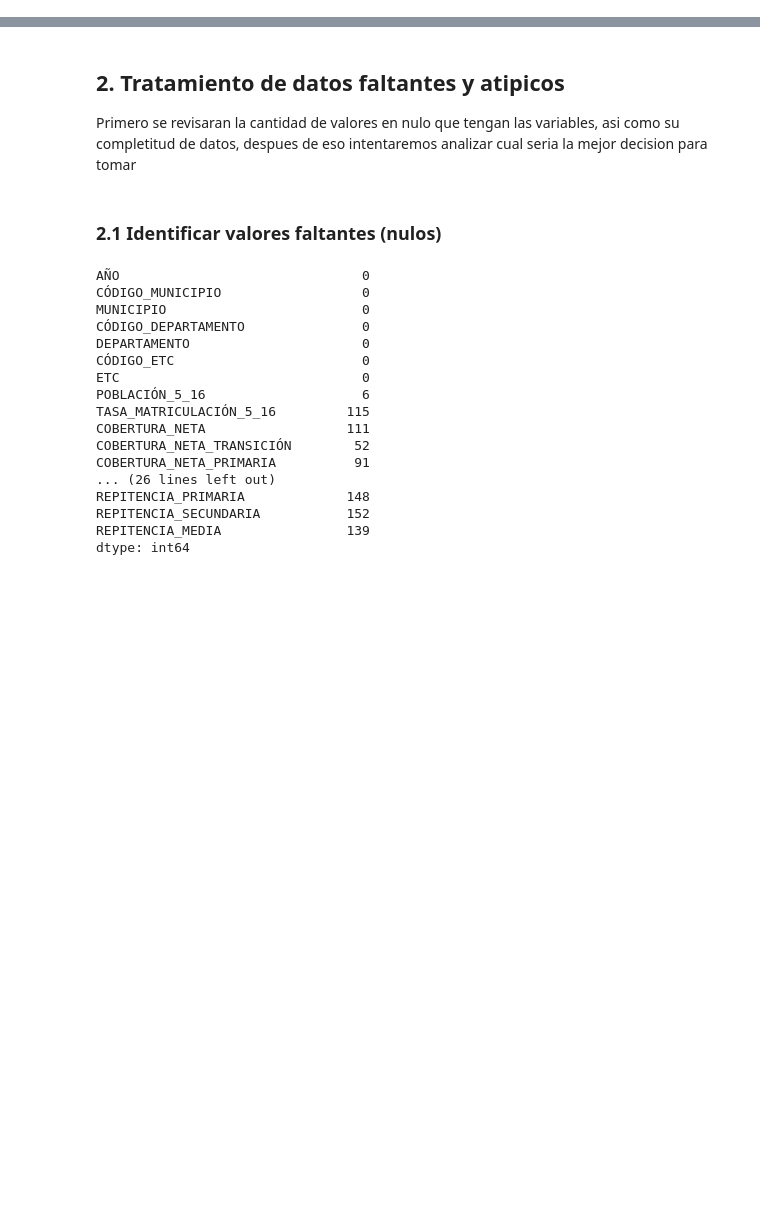
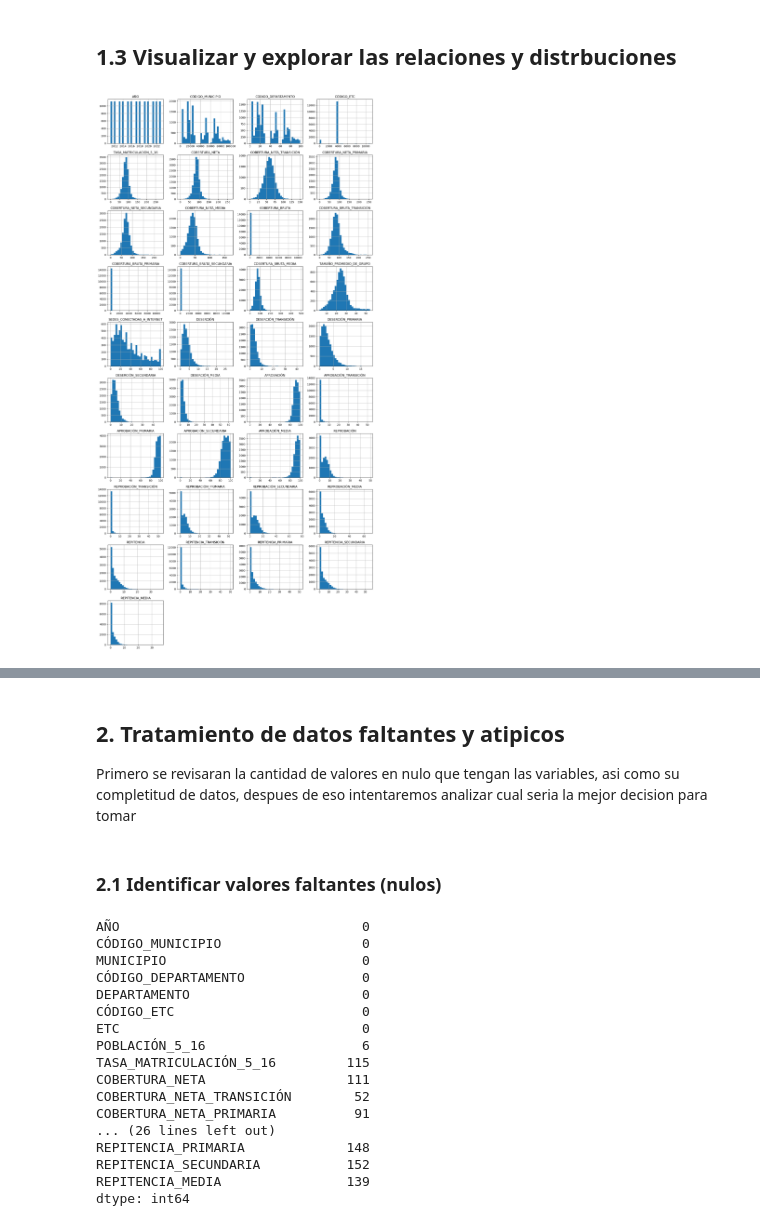
Before and after one commit to ValeRuizTo/pacrialanalitica, a Jupyter notebook: Parcial1.ipynb, the cells around one changed output, grey strips where cells are left out. Cells and saved outputs as stored; diff of their text form; code cells hidden in the pictures; blank space fills up the shorter version.

```diff
--- a/Parcial1.ipynb
+++ b/Parcial1.ipynb
@@ -60,0 +70,8 @@ Para responder estas preguntas, se pueden aplicar pruebas como ANOVA, t-tests o
+# %%
+import pandas as pd
+
+# Importamos el archivo CSV en un DataFrame, manejando las líneas con errores
+df = pd.read_csv(r"C:\Users\soler\Downloads\MEN_ESTADISTICAS_EN_EDUCACION_EN_PREESCOLAR__B_SICA_Y_MEDIA_POR_MUNICIPIO_20250220.csv")
+
+# Mostrar las primeras filas del DataFrame
+df.head()
@@ -60,0 +217,23 @@ Para responder estas preguntas, se pueden aplicar pruebas como ANOVA, t-tests o
+# %% [markdown]
+## 1.3 Visualizar y explorar las relaciones y distrbuciones
+# %%
+import matplotlib.pyplot as plt
+import pandas as pd
+import seaborn as sns
+
+
+# Seleccionar variables numéricas
+numeric_vars = df.select_dtypes(include=['float64', 'int64']).columns
+
+# Determinar tamaño óptimo del layout
+import math
+num_vars = len(numeric_vars)
+cols = 4  # Definir número de columnas deseado
+rows = math.ceil(num_vars / cols)  # Calcular filas necesarias
+
+# Crear histogramas
+df[numeric_vars].hist(bins=30, figsize=(15, rows * 3), layout=(rows, cols))
+plt.tight_layout()
+plt.show()
+# %% [output]
+[figure, added]
```
Also changed, not shown: parts of 11 cells of this notebook.
